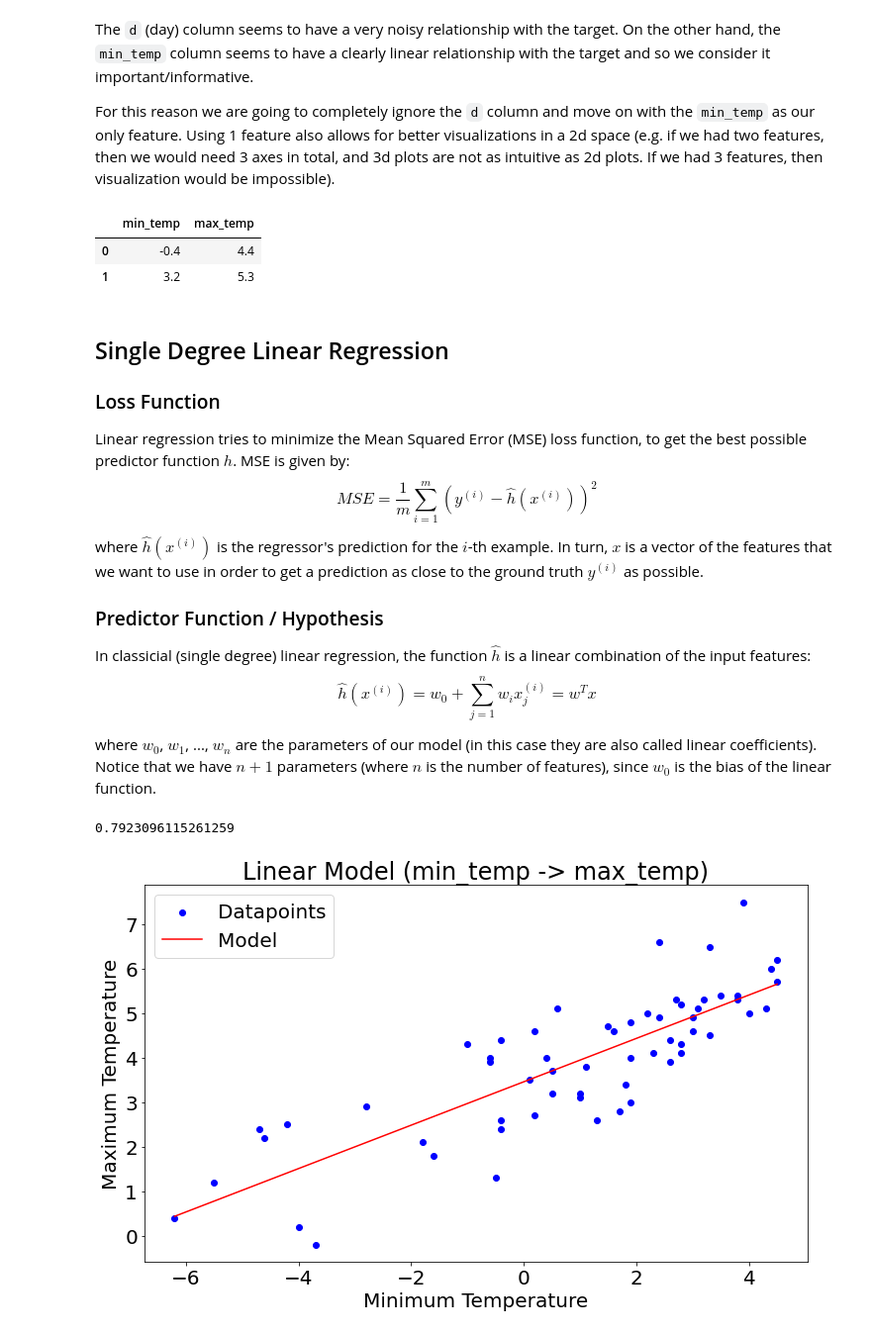
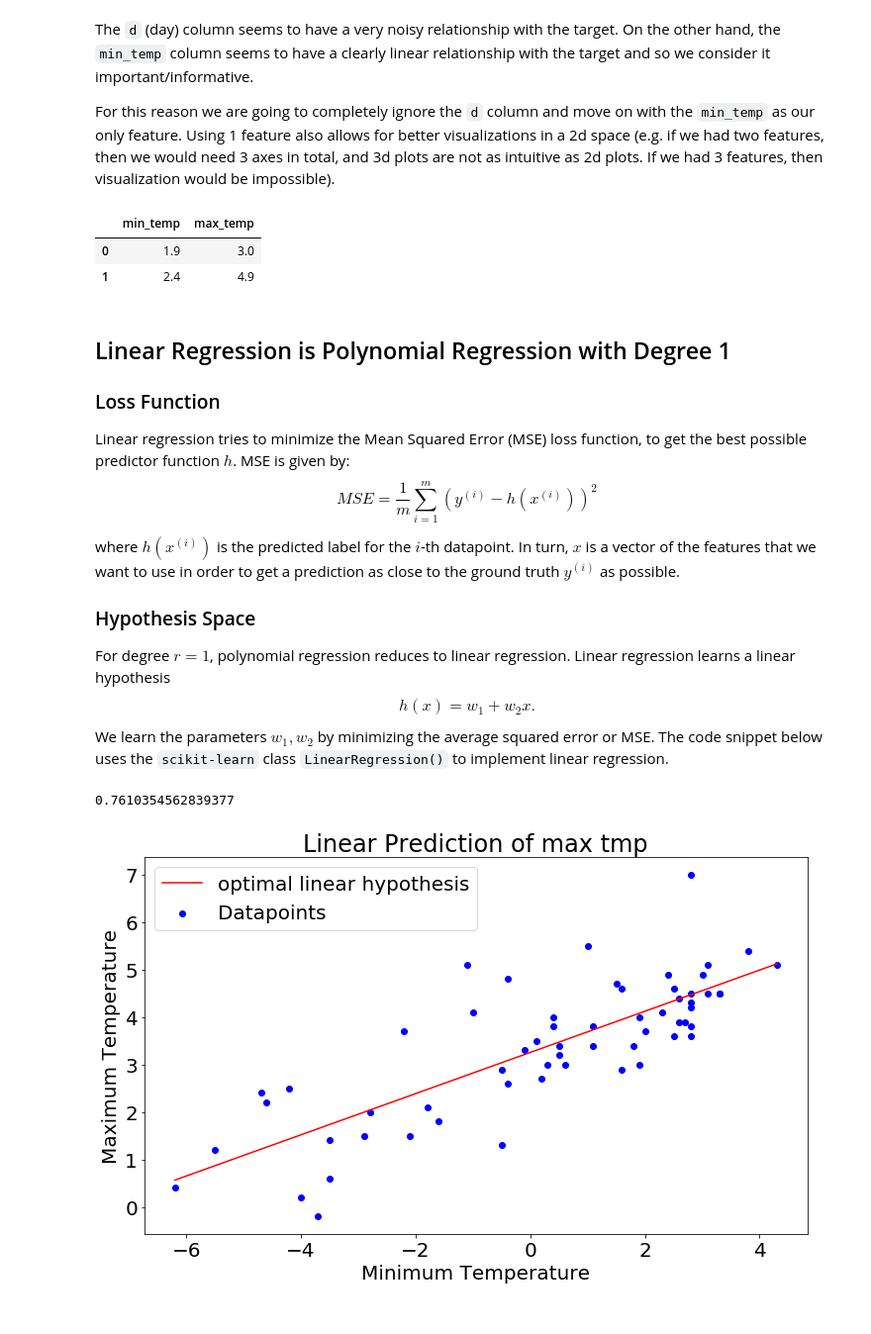
Before and after one commit to alexjungaalto/cs-c3240spring2022, a Jupyter notebook: George_Demo_PolynomialRegression.ipynb, the cells around one changed output. Shown: that part at 99% size. Cells and saved outputs as stored; diff of their text form; code cells hidden in the pictures.

```diff
--- a/George_Demo_PolynomialRegression.ipynb
+++ b/George_Demo_PolynomialRegression.ipynb
@@ -21,6 +28,6 @@ Here we are going to use a small dataset of only 60 samples. These correspond to
 # %%
 # First load the dataset into a pandas DataFrame
-df = pd.read_csv("fmi_adjusted.csv")
-print("Number of data points:", len(df))
+df = pd.read_csv("FMIData.csv")
+print("number m of data points =", len(df))
 df.head(2)  # print the first 2 rows
 # %% [output]
@@ -94,29 +93,28 @@ df.drop(columns=['d'], inplace=True)
 df.head(2)
 # %% [output]
 |  | min_temp | max_temp |
-| 0 | -0.4 | 4.4 |
-| 1 | 3.2 | 5.3 |
+| 0 | 1.9 | 3.0 |
+| 1 | 2.4 | 4.9 |
 # %%
 # Let's separate features from labels
 labels = df.max_temp.values  # .values convert to a numpy array
 features = df.drop(columns=['max_temp']).values
 # %% [markdown]
-## Single Degree Linear Regression
+## Linear Regression is Polynomial Regression with Degree 1
 
 ### Loss Function
 
 Linear regression tries to minimize the Mean Squared Error (MSE) loss function, to get the best possible predictor function $h$. MSE is given by:
-$$MSE = \frac{1}{m} \sum_{i=1}^m (y^{(i)} - \hat{h}(x^{(i)}))^2$$
+$$MSE = \frac{1}{m} \sum_{i=1}^m (y^{(i)} - h(x^{(i)}))^2$$
 
-where $\hat{h}(x^{(i)})$ is the regressor's prediction for the $i$-th example. In turn, $x$ is a vector of the features that we want to use in order to get a prediction as close to the ground truth $y^{(i)}$ as possible.
+where $h(x^{(i)})$ is the predicted label for the $i$-th datapoint. In turn, $x$ is a vector of the features that we want to use in order to get a prediction as close to the ground truth $y^{(i)}$ as possible.
 
-### Predictor Function / Hypothesis
-In classicial (single degree) linear regression, the function $\hat{h}$ is a linear combination of the input features:
+### Hypothesis Space
+For degree $r=1$, polynomial regression reduces to linear regression. Linear regression learns a linear hypothesis
 $$
-\hat{h}(x^{(i)}) = w_0 + \sum_{j=1}^{n} w_i x^{(i)}_j = w^T x
+h(x) = w_1 +  w_2 x.
 $$
-
-where $w_0$, $w_1$, ..., $w_n$ are the parameters of our model (in this case they are also called linear coefficients). Notice that we have $n+1$ parameters (where $n$ is the number of features), since $w_0$ is the bias of the linear function.
+We learn the parameters $w_{1}, w_{2}$ by minimizing the average squared error or MSE. The code snippet below uses the `scikit-learn` class `LinearRegression()` to implement linear regression.
 # %%
 # Create a linear regression model
 lr = LinearRegression()
@@ -127,22 +125,22 @@ lr = lr.fit(features, labels)
 predictions = lr.predict(features)
 mean_squared_error(predictions, labels)  # ideally this would be 0 which would mean that the predictions are very close to the ground truth
 # %% [output]
-0.7923096115261259
+0.7610354562839377
 # %%
 plt.figure(figsize=(12,7))
 # How good does the model fit our data?
 plt.scatter(features, labels, c="blue", label="Datapoints")
 # an increasing vector in the [min, max] range of the features
 X_line = np.linspace(features.min(), features.max(), len(features)).reshape(-1, 1)  # needs to be 2d and so we reshape
 predictions = lr.predict(X_line)
-plt.plot(X_line, predictions, c="red", label="Model")
+plt.plot(X_line, predictions, c="red", label="optimal linear hypothesis")
 plt.xlabel("Minimum Temperature")
 plt.ylabel("Maximum Temperature")
-plt.title("Linear Model (min_temp -> max_temp)")
+plt.title("Linear Prediction of max tmp")
 plt.legend()
 plt.show()
 # %% [output]
-[figure, old version]
+[figure, new version]
 # %% [markdown]
 ## Polynomial Regression
 
```
Also changed, not shown: parts of 22 cells of this notebook, 1 other file.
